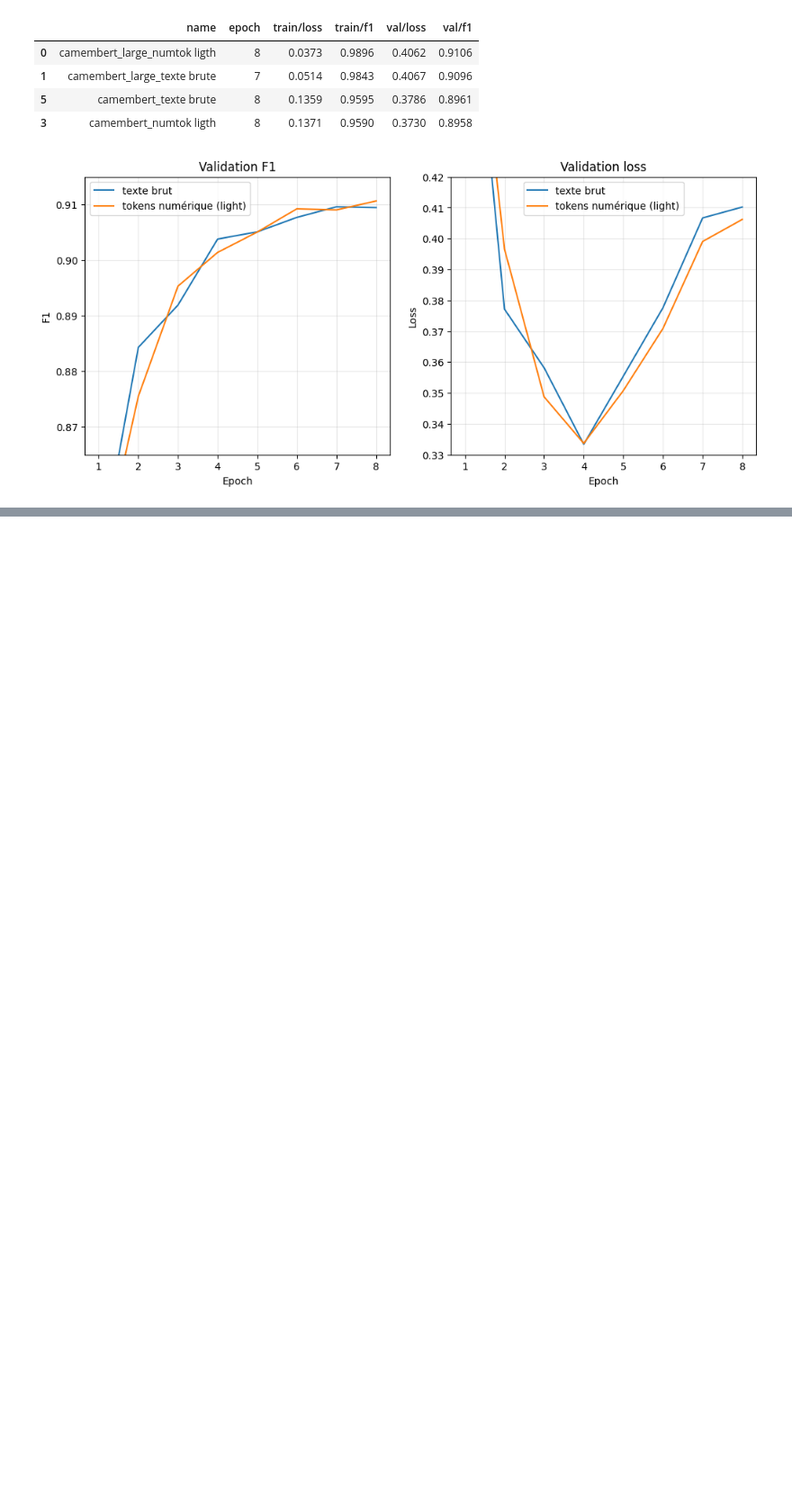
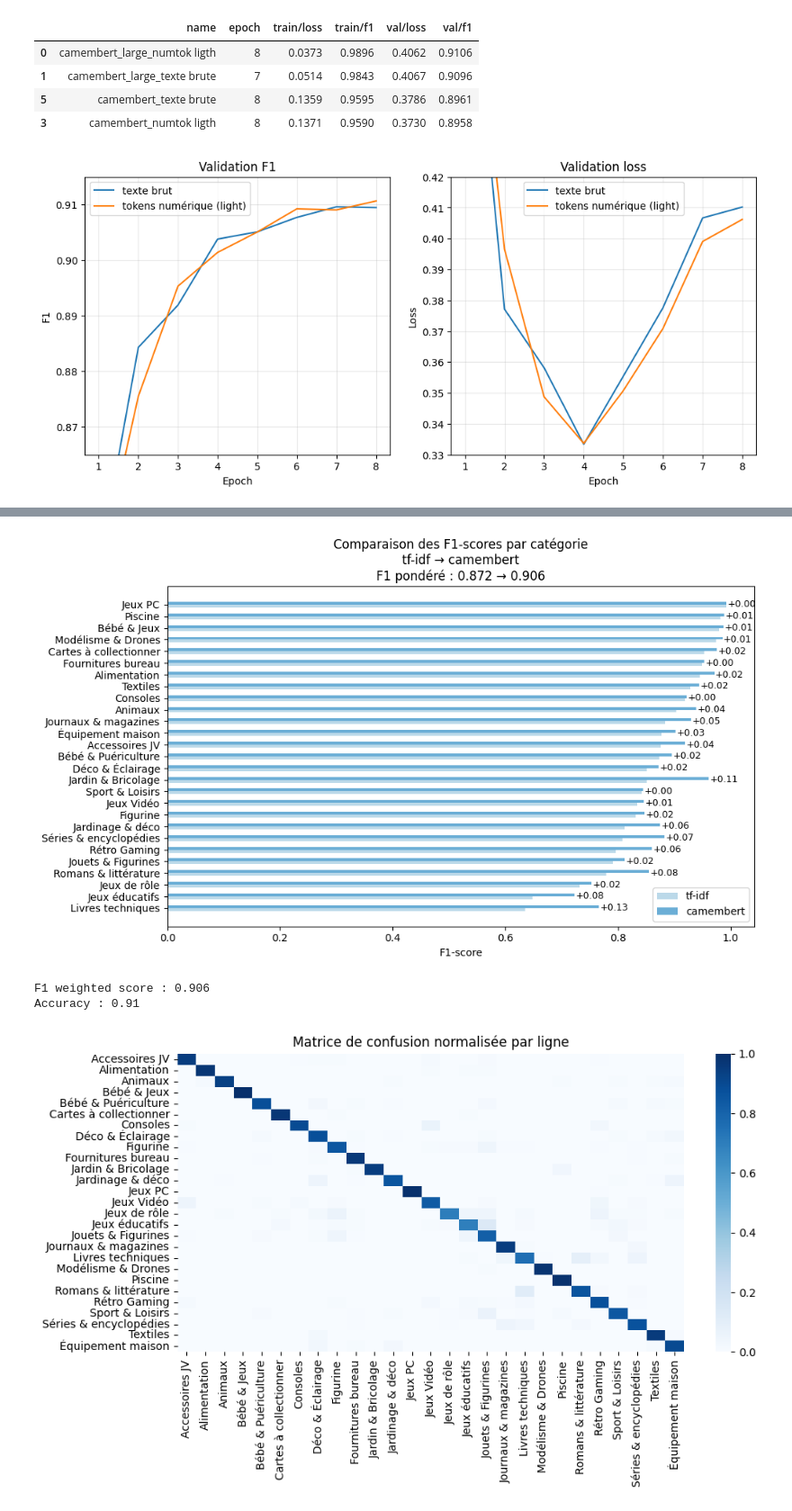
Before and after one commit to beautiful-pixel/DS_rakuten, a Jupyter notebook: notebooks/text_05_embedding_preprocess.ipynb, the cells around one changed output, grey strips where cells are left out. Shown at 90% size. Drawn from its saved outputs; the diff is of its cells as text; code cells hidden in the pictures; blank space fills up the shorter version.

Commit message:
maj notebook text 04 et 05 ajout comparison_plot dossier predictions pour blend

```diff
--- a/notebooks/text_05_embedding_preprocess.ipynb
+++ b/notebooks/text_05_embedding_preprocess.ipynb
@@ -125,7 +127,7 @@ X_train, X_val, X_test, y_train, y_val, y_test = load_data(splitted=True).values
 encoder = LabelEncoder()
 y_train = encoder.fit_transform(y_train.tolist())
 y_val = encoder.transform(y_val.tolist())
-
+y_test = encoder.transform(y_test.tolist())
 
 def get_extra_tokens_from_transformer(transformer):
     """
@@ -150,6 +152,7 @@ def run_experiment(
     preprocessor,
     run_name: str,
     device: str,
+
 ):
     """
     Lance une expérimentation complète pour un couple
@@ -255,6 +258,12 @@ def run_experiment(
     # =========================
     # 8️⃣ Trainer
     # =========================
+
+    run_log_dir = os.path.join(log_dir, name)
+    run_ckpt_dir = os.path.join(checkpoint_dir, name)
+    os.makedirs(run_log_dir, exist_ok=True)
+    os.makedirs(run_ckpt_dir, exist_ok=True)
+
     trainer = Trainer(
         model=model,
         optimizer=optimizer,
@@ -618,0 +663,12 @@ le choix le plus pertinent à privilégier, indépendamment de la taille du mod
+# %%
+y_proba = np.load("../predictions/text/proba_camembert_test.npy")
+y_pred_cam = np.argmax(y_proba, axis=1)
+y_pred_vec = np.load("../predictions/text/pred_vec_test.npy")
+# %%
+plot_f1_comparison_with_delta(y_test, y_pred_cam, y_pred_vec, ref_name='tf-idf', new_name='camembert', encoder=encoder)
+plot_classification_report(y_test, y_pred_cam, k_worst_f1=None, k_worst_errors=5, encoder=encoder)
+# %% [output]
+[figure, added]
+F1 weighted score : 0.906
+Accuracy : 0.91
+[figure, added]
```
Also changed, not shown: parts of 4 cells of this notebook, 21 other files.
